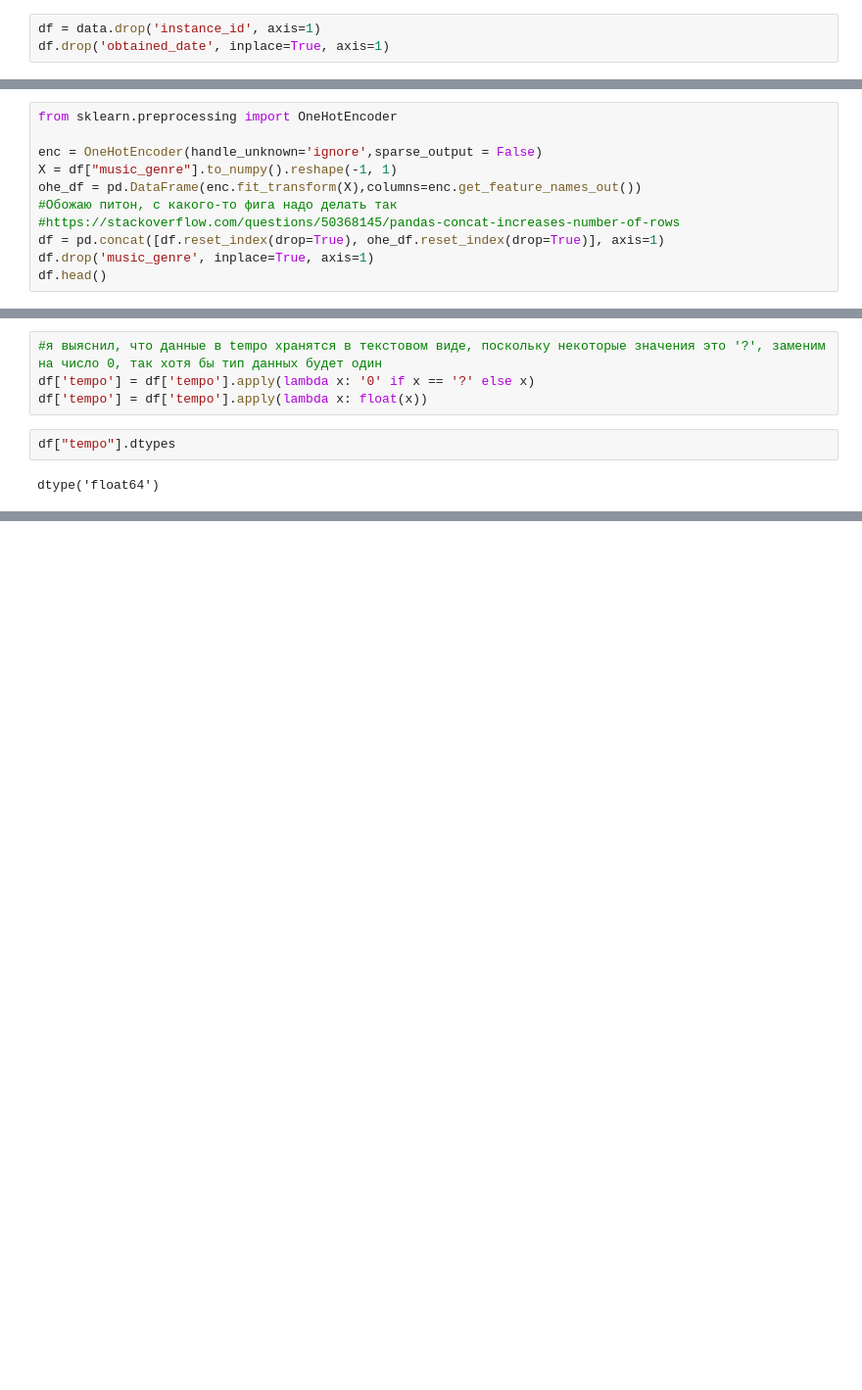
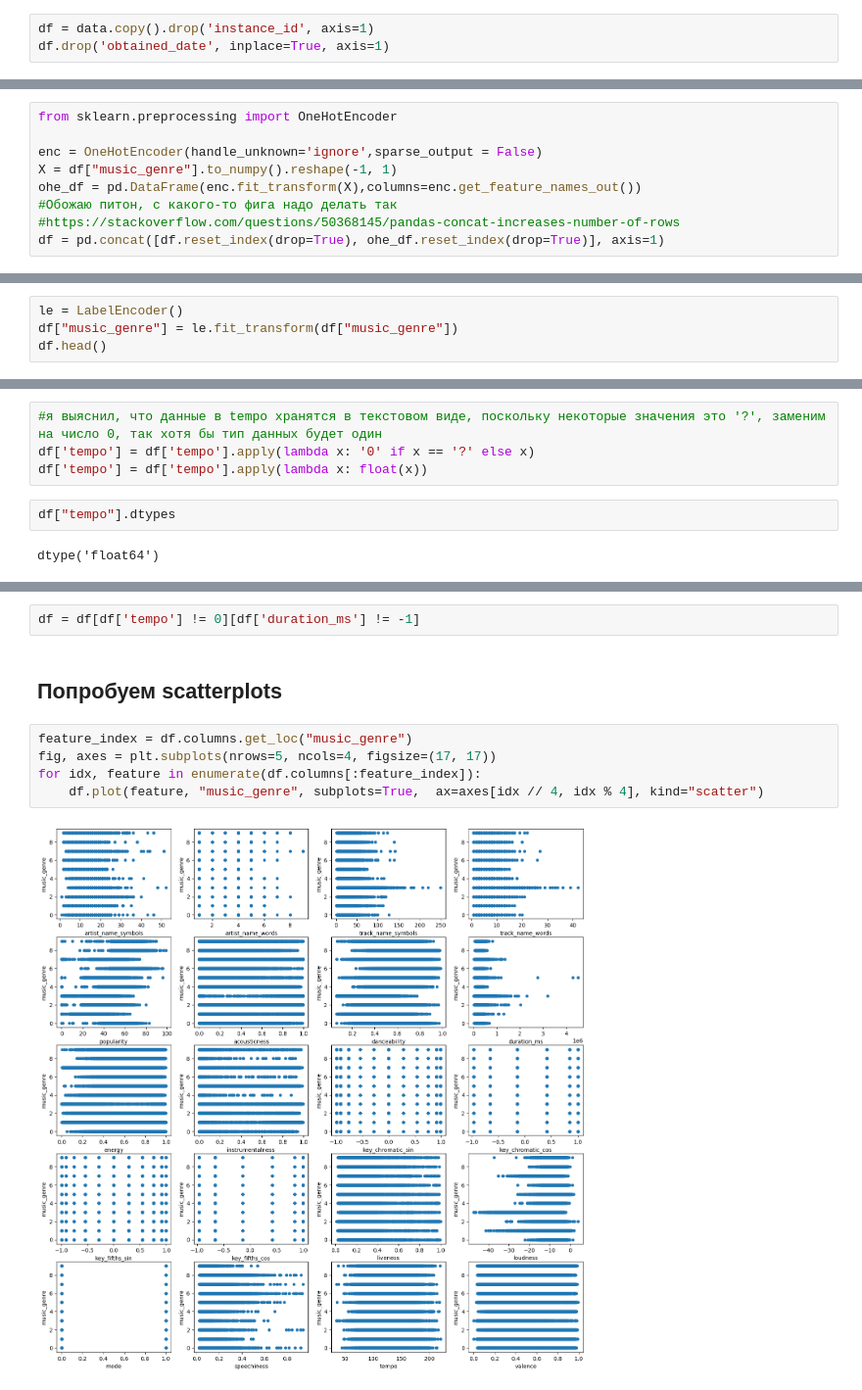
Before and after one commit to gtrofimiuk/ML_course, a Jupyter notebook: MusicGenres.ipynb, the cells around one changed output, grey strips where cells are left out. Shown at 98% size. Drawn from its saved outputs; the diff is of its cells as text; blank space fills up the shorter version.

```diff
--- a/MusicGenres.ipynb
+++ b/MusicGenres.ipynb
@@ -129,7 +131,7 @@ Generally speaking, songs that are being played a lot now will have a higher pop
 
 **target: music_genre**
 # %%
-df = data.drop('instance_id', axis=1)
+df = data.copy().drop('instance_id', axis=1)
 df.drop('obtained_date', inplace=True, axis=1)
 # %%
 df.isna().sum()
@@ -256,5 +258,3 @@ ohe_df = pd.DataFrame(enc.fit_transform(X),columns=enc.get_feature_names_out())
 #Обожаю питон, с какого-то фига надо делать так
 #https://stackoverflow.com/questions/50368145/pandas-concat-increases-number-of-rows
 df = pd.concat([df.reset_index(drop=True), ohe_df.reset_index(drop=True)], axis=1)
-df.drop('music_genre', inplace=True, axis=1)
-df.head()
@@ -268,0 +263,4 @@ df.head()
+# %%
+le = LabelEncoder()
+df["music_genre"] = le.fit_transform(df["music_genre"])
+df.head()
@@ -325,0 +369,11 @@ dtype('float64')
+# %%
+df = df[df['tempo'] != 0][df['duration_ms'] != -1]
+# %% [markdown]
+## Попробуем scatterplots
+# %%
+feature_index = df.columns.get_loc("music_genre")
+fig, axes = plt.subplots(nrows=5, ncols=4, figsize=(17, 17))
+for idx, feature in enumerate(df.columns[:feature_index]):
+    df.plot(feature, "music_genre", subplots=True,  ax=axes[idx // 4, idx % 4], kind="scatter")
+# %% [output]
+[figure, added]
```
Also changed, not shown: parts of 45 cells of this notebook.
